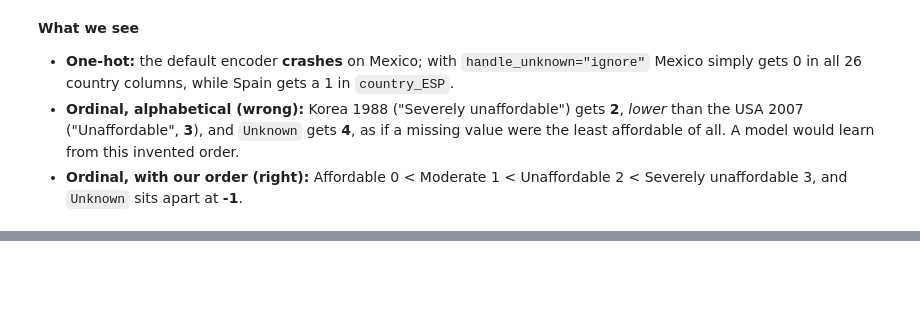
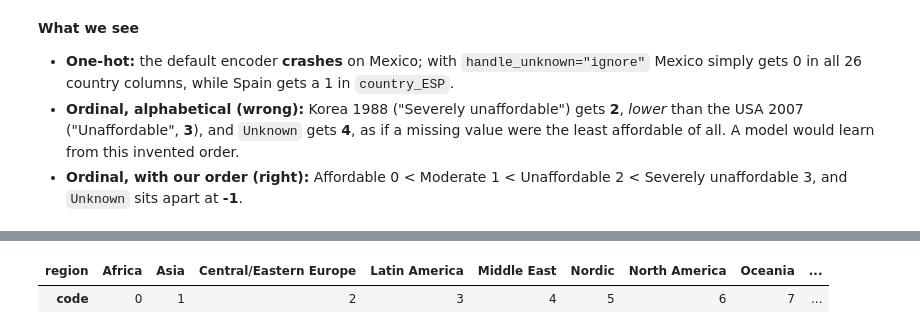
Before and after one commit to iaac-maai/Group8-day1-assignment, a Jupyter notebook: notebook/Day2_models.ipynb, the cells around one changed output, grey strips where cells are left out. Saved outputs shown, nothing was run; the diff lists cells and outputs as text; code cells hidden in the pictures; blank space fills up the shorter version.

```diff
--- a/notebook/Day2_models.ipynb
+++ b/notebook/Day2_models.ipynb
@@ -936,0 +943,11 @@ Our order:          ['Affordable', 'Moderate', 'Unaffordable', 'Severely unaffor
+# %%
+from sklearn.preprocessing import LabelEncoder
+
+label_enc = LabelEncoder()
+region_codes = label_enc.fit_transform(cat_df["region"])
+
+pd.DataFrame({"region": label_enc.classes_,
+              "code": label_enc.transform(label_enc.classes_)}).set_index("region").T
+# %% [output]
+| region | Africa | Asia | Central/Eastern Europe | Latin America | Middle East | Nordic | North America | Oceania | ... |
+| code | 0 | 1 | 2 | 3 | 4 | 5 | 6 | 7 | ... |
```
Also changed, not shown: parts of 4 cells of this notebook.
